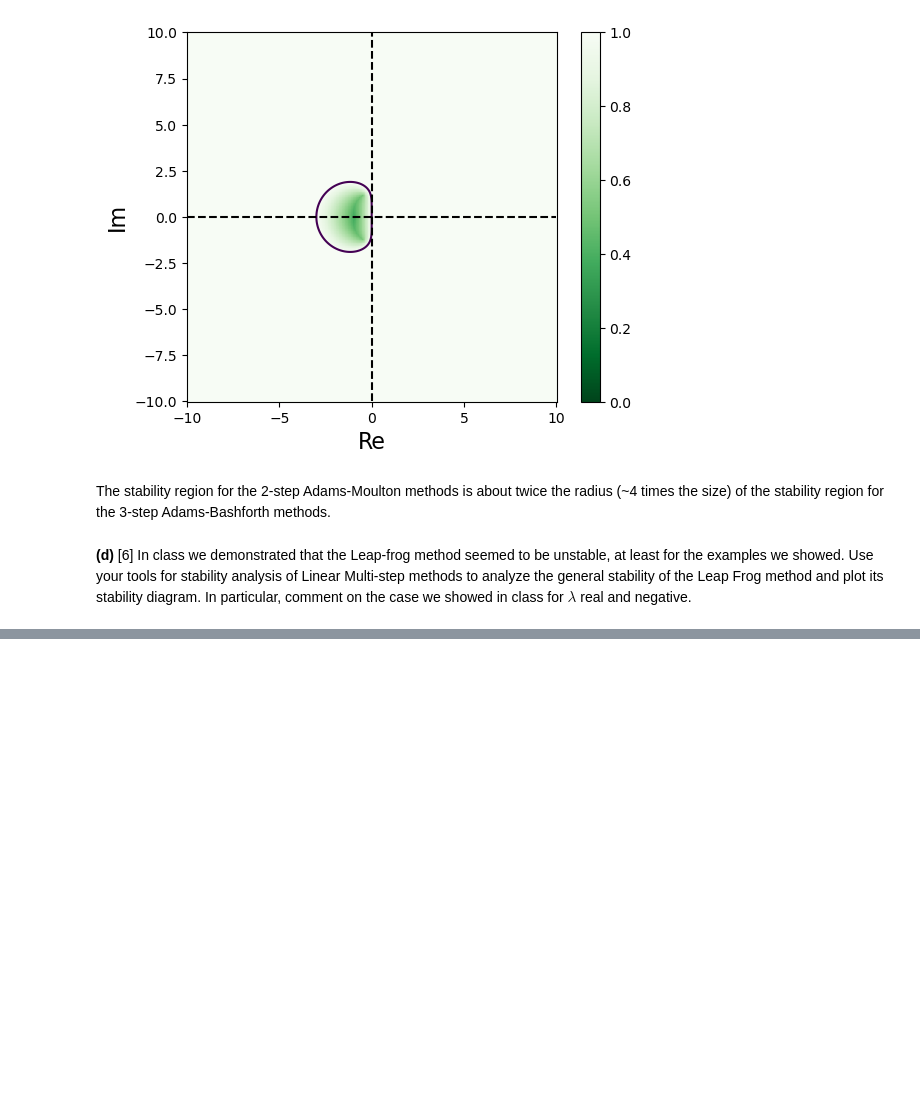
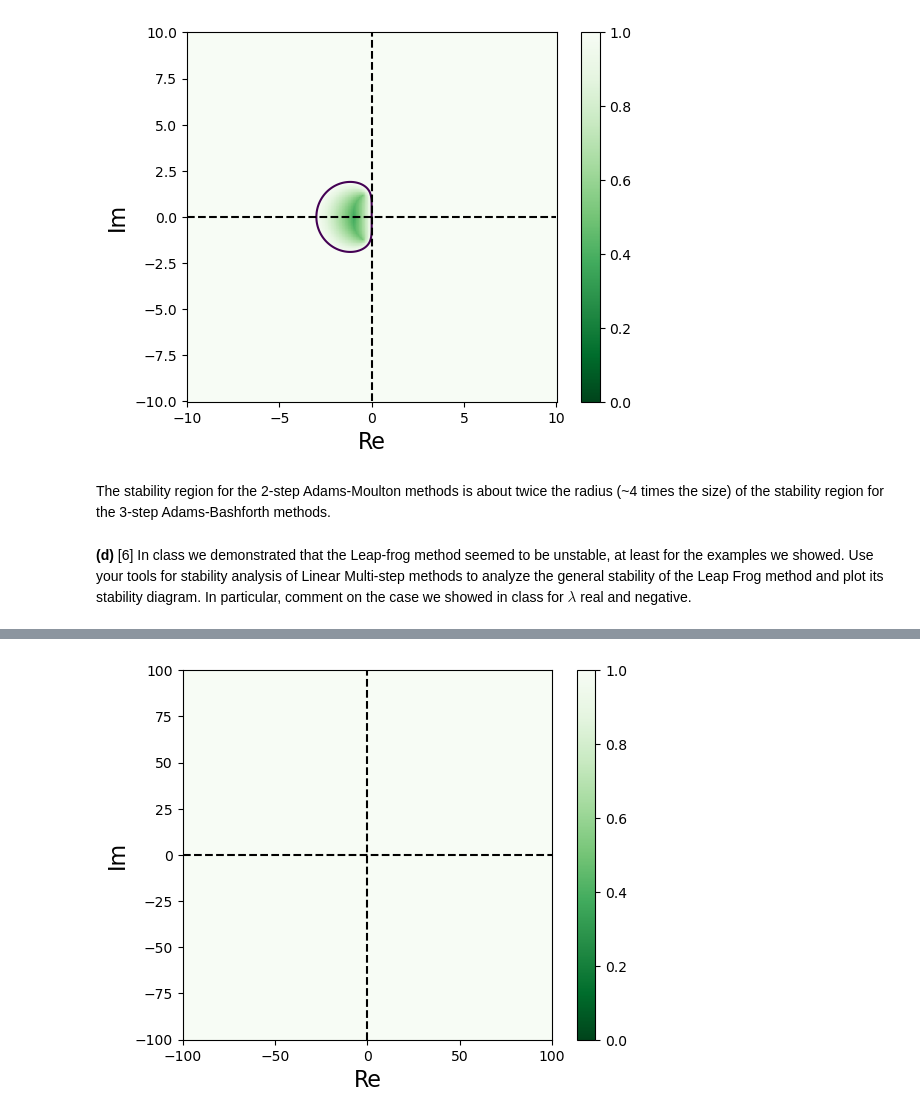
Before and after one commit to jlabbate15/intro-numerical-methods, a Jupyter notebook: HW/HW5_ODE.ipynb, the cells around one changed output, grey strips where cells are left out. Saved outputs shown, nothing was run; the diff lists cells and outputs as text; code cells hidden in the pictures; blank space fills up the shorter version.

```diff
--- a/HW/HW5_ODE.ipynb
+++ b/HW/HW5_ODE.ipynb
@@ -638,0 +645,10 @@ raise NotImplementedError()
+# %%
+coeflf = lambda z: numpy.array([
+    1,
+    -2*z,
+    1,
+])
+fig6,ax6 = plt.subplots()
+plot_stability_lmm(x=numpy.linspace(-100,100,1000),y=numpy.linspace(-100,100,1000),pi_coeff=coeflf,axes=ax6)
+# %% [output]
+[figure, added]
```
Also changed, not shown: parts of 3 cells of this notebook.
